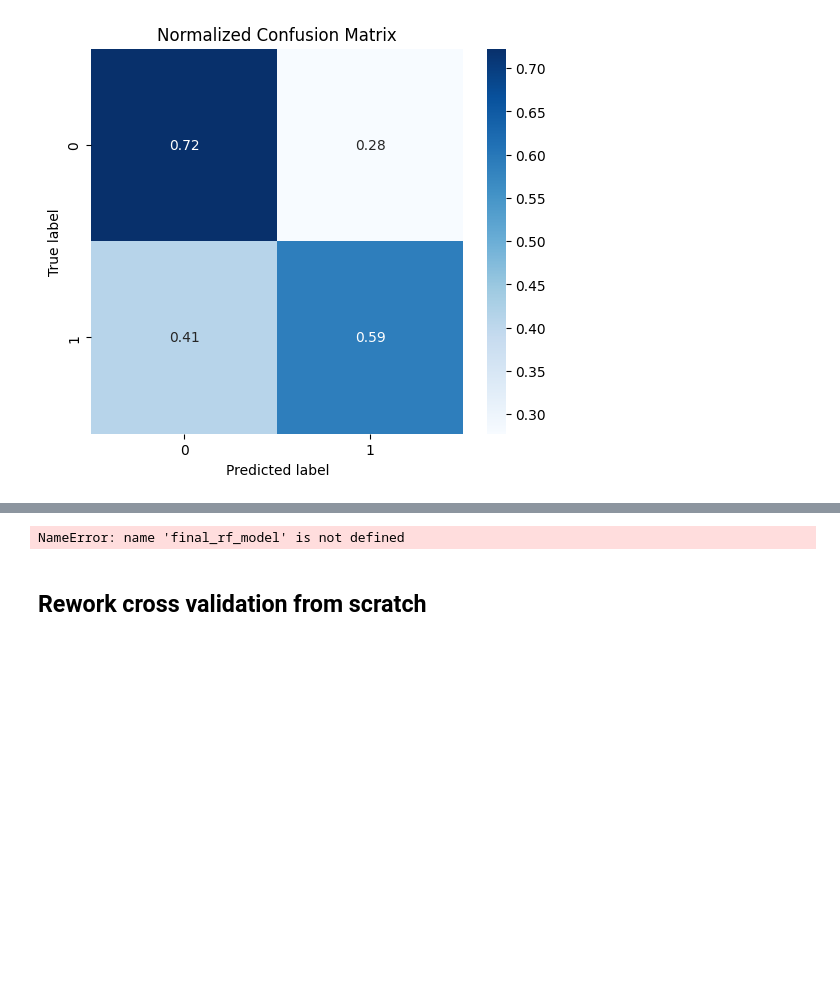
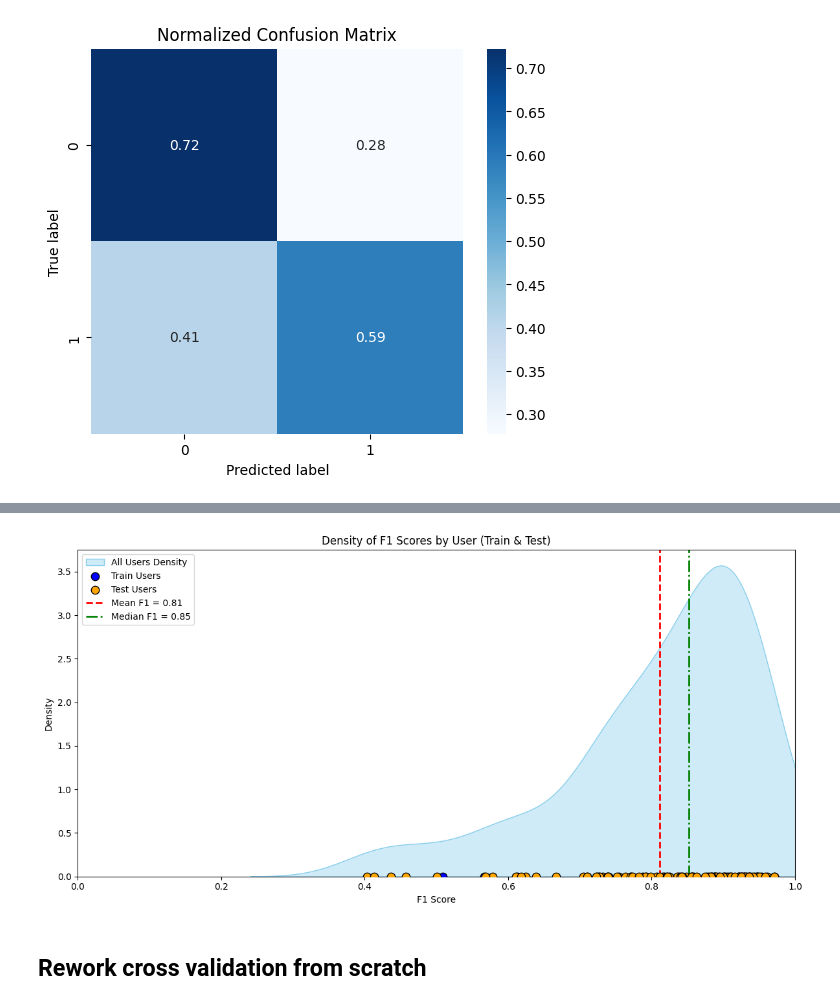
Before and after one commit to adityaponnada/real_time_prompting, a Jupyter notebook: general_model_between_user_with_SMOTE.ipynb, the cells around one changed output, grey strips where cells are left out. Drawn from its saved outputs; the diff is of its cells as text; code cells hidden in the pictures; blank space fills up the shorter version.

```diff
--- a/general_model_between_user_with_SMOTE.ipynb
+++ b/general_model_between_user_with_SMOTE.ipynb
@@ -613,35 +609,35 @@ def plot_f1_by_user_train_test(model, train_df, test_df, outcome_col='outcome',
             f1_scores.append({'participant_id': user, 'f1_score': f1, 'set': label})
         return pd.DataFrame(f1_scores)
     train_f1 = compute_f1_per_user(train_df, 'train')
     test_f1 = compute_f1_per_user(test_df, 'test')
     all_f1 = pd.concat([train_f1, test_f1], ignore_index=True)
     f1_scores_clean = all_f1['f1_score'].dropna()
     mean_f1 = f1_scores_clean.mean()
     median_f1 = f1_scores_clean.median()
     fig, ax = plt.subplots(figsize=(12, 6))
     # Density plot for all users (train + test)
     sns.kdeplot(f1_scores_clean, fill=True, color='skyblue', alpha=0.4, ax=ax, label='All Users Density')
     # Overlay all users as dots (train: blue, test: orange)
     train_points = train_f1.dropna(subset=['f1_score'])
     test_points = test_f1.dropna(subset=['f1_score'])
     ax.scatter(train_points['f1_score'], [0]*len(train_points), color='blue', s=80, label='Train Users', zorder=3, edgecolor='k')
     ax.scatter(test_points['f1_score'], [0]*len(test_points), color='orange', s=80, label='Test Users', zorder=4, edgecolor='k')
     # Add vertical lines for mean and median
     ax.axvline(mean_f1, color='red', linestyle='--', linewidth=2, label=f'Mean F1 = {mean_f1:.2f}')
     ax.axvline(median_f1, color='green', linestyle='-.', linewidth=2, label=f'Median F1 = {median_f1:.2f}')
     ax.set_xlabel('F1 Score')
     ax.set_ylabel('Density')
     ax.set_title('Density of F1 Scores by User (Train & Test)')
     ax.set_xlim(0, 1)
     ax.legend()
     plt.tight_layout()
     plt.show()
     return fig
 
 # Example usage:
-f1_by_user_fig = plot_f1_by_user_train_test(final_rf_model, train_df, test_df)
+f1_by_user_fig = plot_f1_by_user_train_test(rf_model, train_df, test_df)
 # %% [output]
-NameError: name 'final_rf_model' is not defined
+[figure, added]
 # %% [markdown]
 ## Rework cross validation from scratch
 # %%
```
Also changed, not shown: parts of 16 cells of this notebook.
